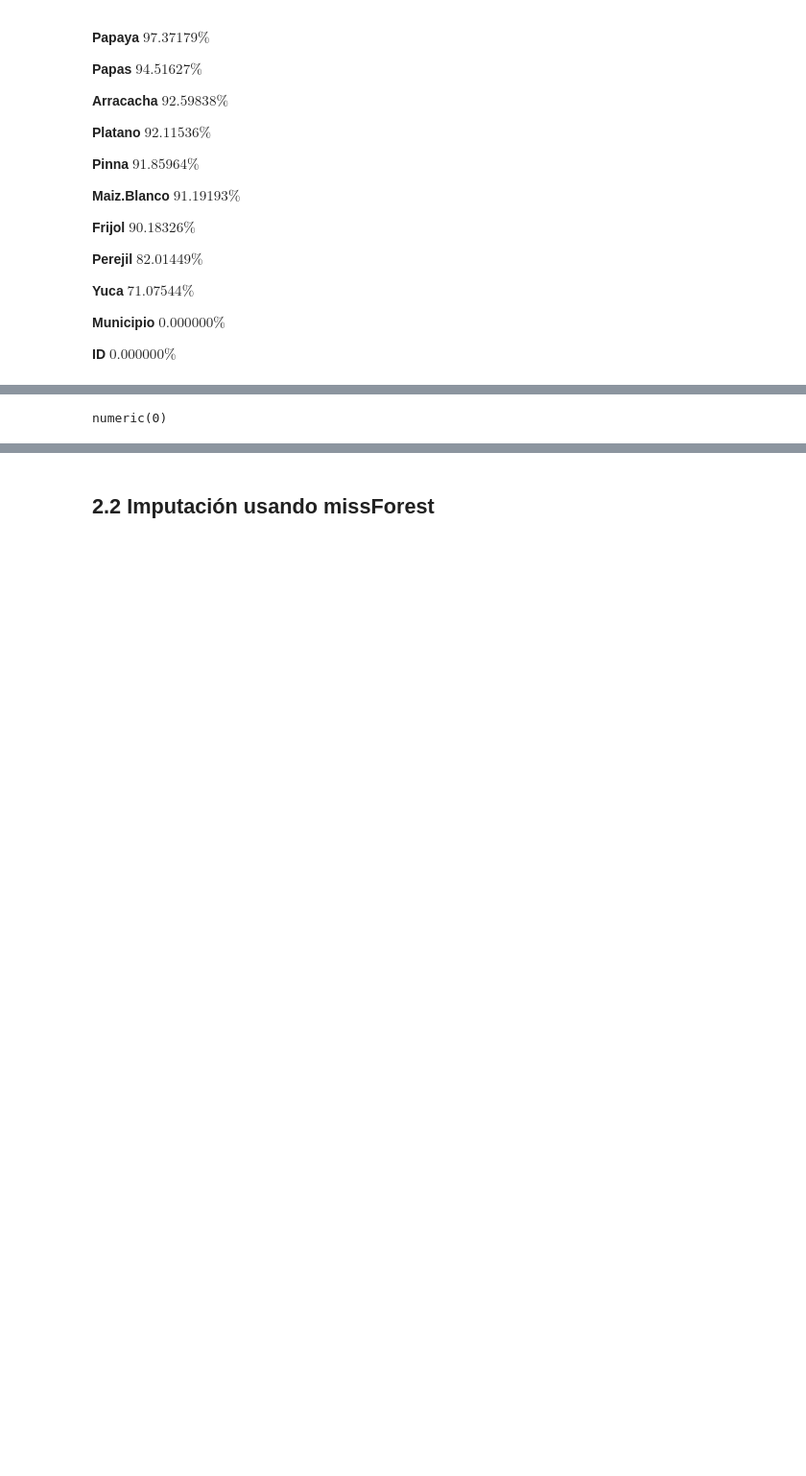
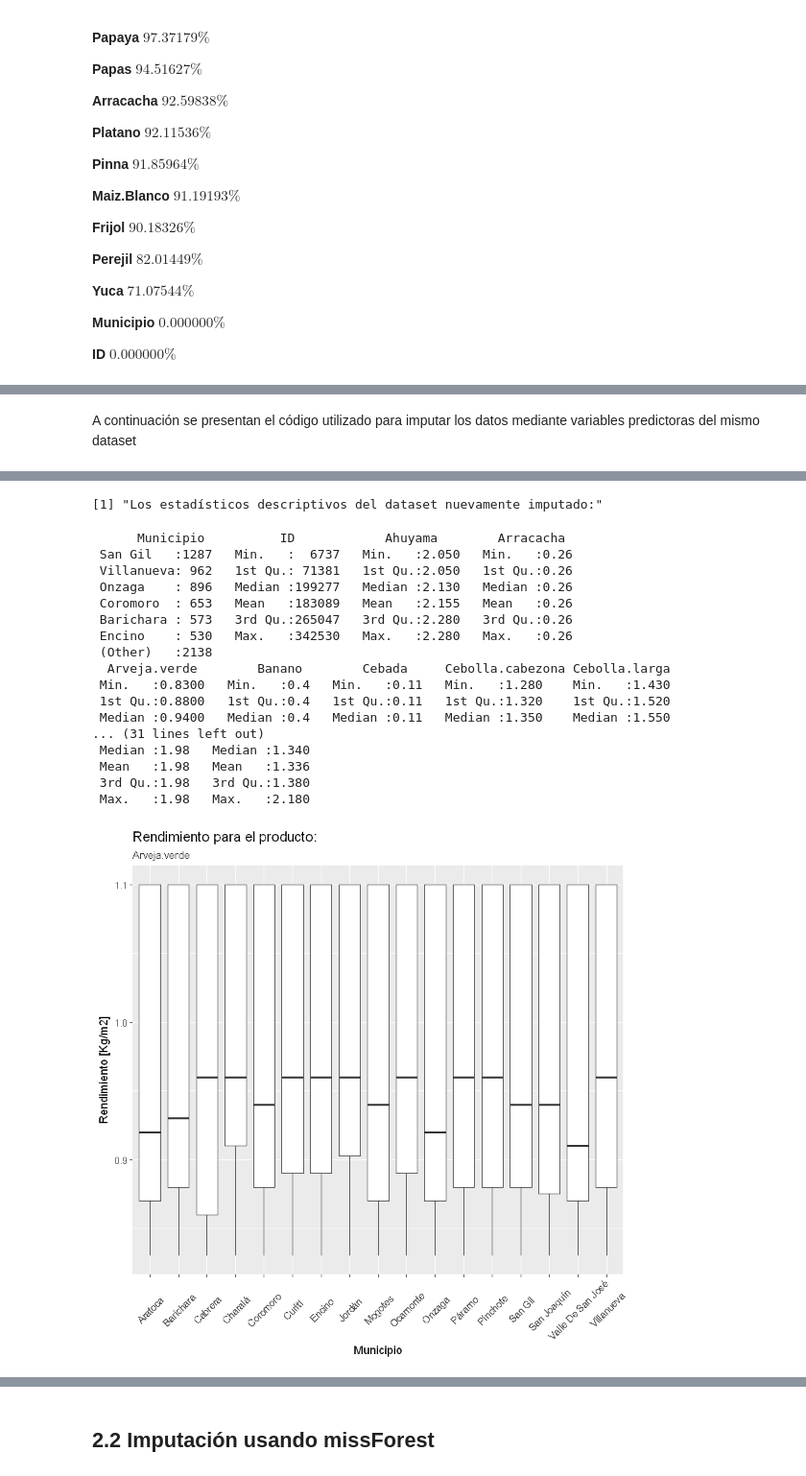
Before and after one commit to eitt/.Rendimientos_Agricolas, a Jupyter notebook: Code-checkpoint.ipynb, the cells around one changed output, grey strips where cells are left out. Shown: that part at 96% size. Cells and saved outputs as stored; diff of their text form; code cells hidden in the pictures; blank space fills up the shorter version.

```diff
--- a/Code-checkpoint.ipynb
+++ b/Code-checkpoint.ipynb
@@ -336,6 +247,48 @@ GRAFICAR(DATA_MC)
-# %%
-i<-2
-DATA3[is.na(DATA3[,i]), i]<- mean(DATA3[,i], na.rm = TRUE)
-DATA3[is.na(DATA3[,i]), i]
-# %% [output]
-numeric(0)
+# %% [markdown]
+A continuación se presentan el código utilizado para imputar los datos mediante variables predictoras del mismo dataset
+# %%
+#Se cargan los datos a imputar, para evitar la
+#transformación de número a partir de transformar
+#listas en datasets, se trabaja con los datos
+#premultiplicados por 100, evitando así el
+#uso de variables tipo float
+DATA2<-read.csv(file="DATA100.csv",
+       na = c("", ""), header=TRUE, sep=";")
+#se transforman a formato dataframe
+DATA2<-as.data.frame(DATA2)
+#Se eliminan las primeras dos variables puesto
+#que el modelo no utiliza variables categóricas
+DATA2<-DATA2[,3:23]
+#se genera un modelo de regresión en el cual
+#todas las variables del dataset que no estén
+#siendo predecidas en ese isntante, funcionan como
+#variables predictoras:
+#predictorMatrix = (1 - diag(1, ncol(DATA2)))
+#Además, se genera l aimputación utilizando 1
+#modelo (m=1) y 10 iteraciones
+imputed_Data <- mice(DATA2, predictorMatrix =
+    (1 - diag(1, ncol(DATA2))), m=1,
+         maxit = 10, method = 'pmm', seed = 500)
+#Los datos del modelo son almacenados en la varaible
+#DATA_MC, para mantener las variables borradas
+#(ID y Municipio), se iguala las dimensiones a
+#la variable DATA, por otra parte, como los datos
+#son obtenidos a partir de un dataset premultiplicado
+#por 100, se dividen los valores por la misma
+#cantidad
+DATA_MC<-as.data.frame(c(DATA[1:2],mice::complete(imputed_Data,1)/100))
+#Los estadísticos descriptivos del dataset imputado
+print('Los estadísticos descriptivos del dataset imputado:')
+summary(DATA_MC)
+#Como existen datos vacíos, se procede a imputar
+#utilizando el promedio de cada producto
+for(i in 3:ncol(DATA_MC)){
+  DATA_MC[is.na(DATA_MC[,i]), i] <- mean(DATA_MC[,i], na.rm = TRUE)
+}
+print('Los estadísticos descriptivos del dataset nuevamente imputado:')
+summary(DATA_MC)
+#Para facilitar le presentación de los datos, se
+#imprime a modo de ejemplo, los valores correspondientes
+#al tercer producto
+GRAFICAR(as.data.frame(c(DATA_MC[1:2],DATA_MC[5])))
+# %% [output]
@@ -341,0 +324,19 @@ numeric(0)
+[1] "Los estadísticos descriptivos del dataset nuevamente imputado:"
+      Municipio          ID            Ahuyama        Arracacha
+ San Gil   :1287   Min.   :  6737   Min.   :2.050   Min.   :0.26
+ Villanueva: 962   1st Qu.: 71381   1st Qu.:2.050   1st Qu.:0.26
+ Onzaga    : 896   Median :199277   Median :2.130   Median :0.26
+ Coromoro  : 653   Mean   :183089   Mean   :2.155   Mean   :0.26
+ Barichara : 573   3rd Qu.:265047   3rd Qu.:2.280   3rd Qu.:0.26
+ Encino    : 530   Max.   :342530   Max.   :2.280   Max.   :0.26
+ (Other)   :2138
+  Arveja.verde        Banano        Cebada     Cebolla.cabezona Cebolla.larga
+ Min.   :0.8300   Min.   :0.4   Min.   :0.11   Min.   :1.280    Min.   :1.430
+ 1st Qu.:0.8800   1st Qu.:0.4   1st Qu.:0.11   1st Qu.:1.320    1st Qu.:1.520
+ Median :0.9400   Median :0.4   Median :0.11   Median :1.350    Median :1.550
+... (31 lines left out)
+ Median :1.98   Median :1.340
+ Mean   :1.98   Mean   :1.336
+ 3rd Qu.:1.98   3rd Qu.:1.380
+ Max.   :1.98   Max.   :2.180
+[figure, added]
```
Also changed, not shown: parts of 22 cells of this notebook.
